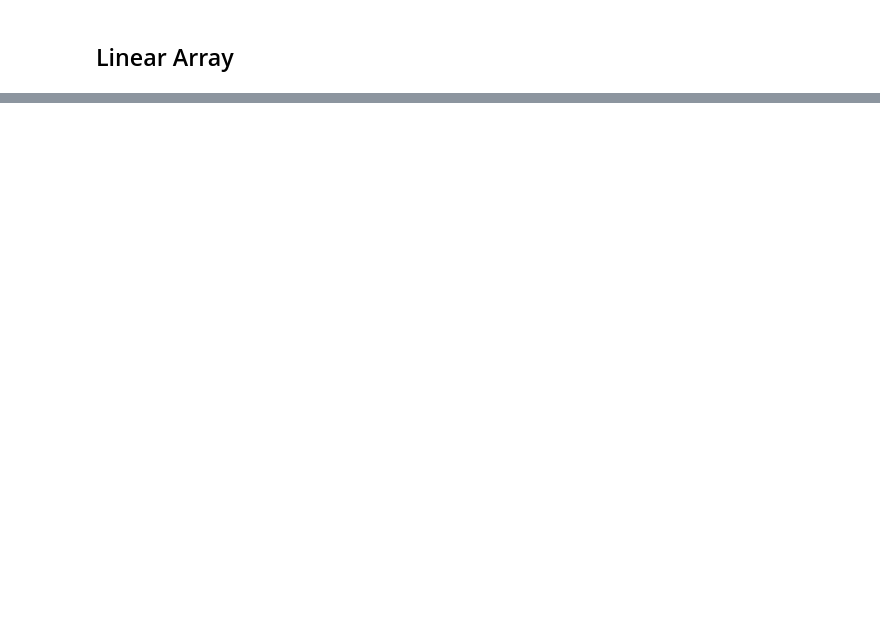
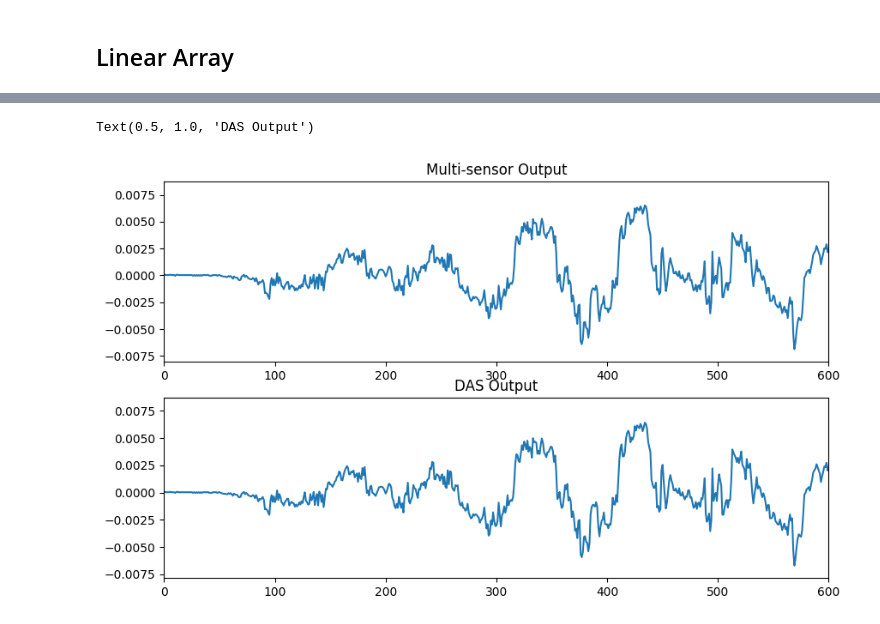
Before and after one commit to masa512/beamforming, a Jupyter notebook: 01_delayNsum.ipynb, the cells around one changed output, grey strips where cells are left out. Cells and saved outputs as stored; diff of their text form; code cells hidden in the pictures; blank space fills up the shorter version.

```diff
--- a/01_delayNsum.ipynb
+++ b/01_delayNsum.ipynb
@@ -159,0 +158,18 @@ plt.imshow(directivity.transpose(-1,-2),aspect='auto',extent=[0,180,0,fs/2], cli
+# %%
+f,ax = plt.subplots(2,1,figsize=(10,6))
+#for i in range(M):
+   #ax[0].plot(X[i,:])
+
+ax[0].plot(s1)
+ax[1].plot(output_signal)
+
+
+ax[0].set_xlim([0,600])
+ax[1].set_xlim([0,600])
+
+
+ax[0].set_title('Multi-sensor Output')
+ax[1].set_title('DAS Output')
+# %% [output]
+Text(0.5, 1.0, 'DAS Output')
+[figure, added]
```
Also changed, not shown: parts of 21 cells of this notebook, 4 other files.
